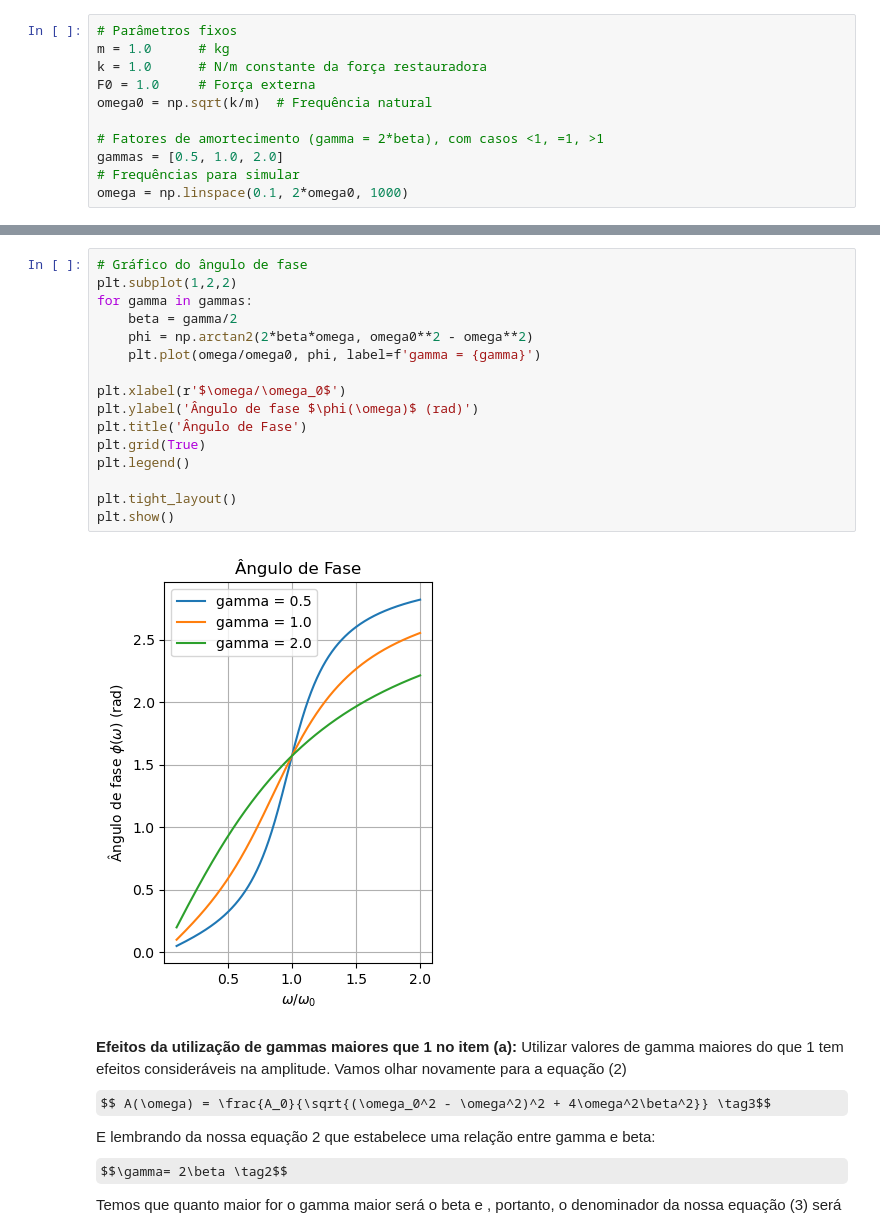
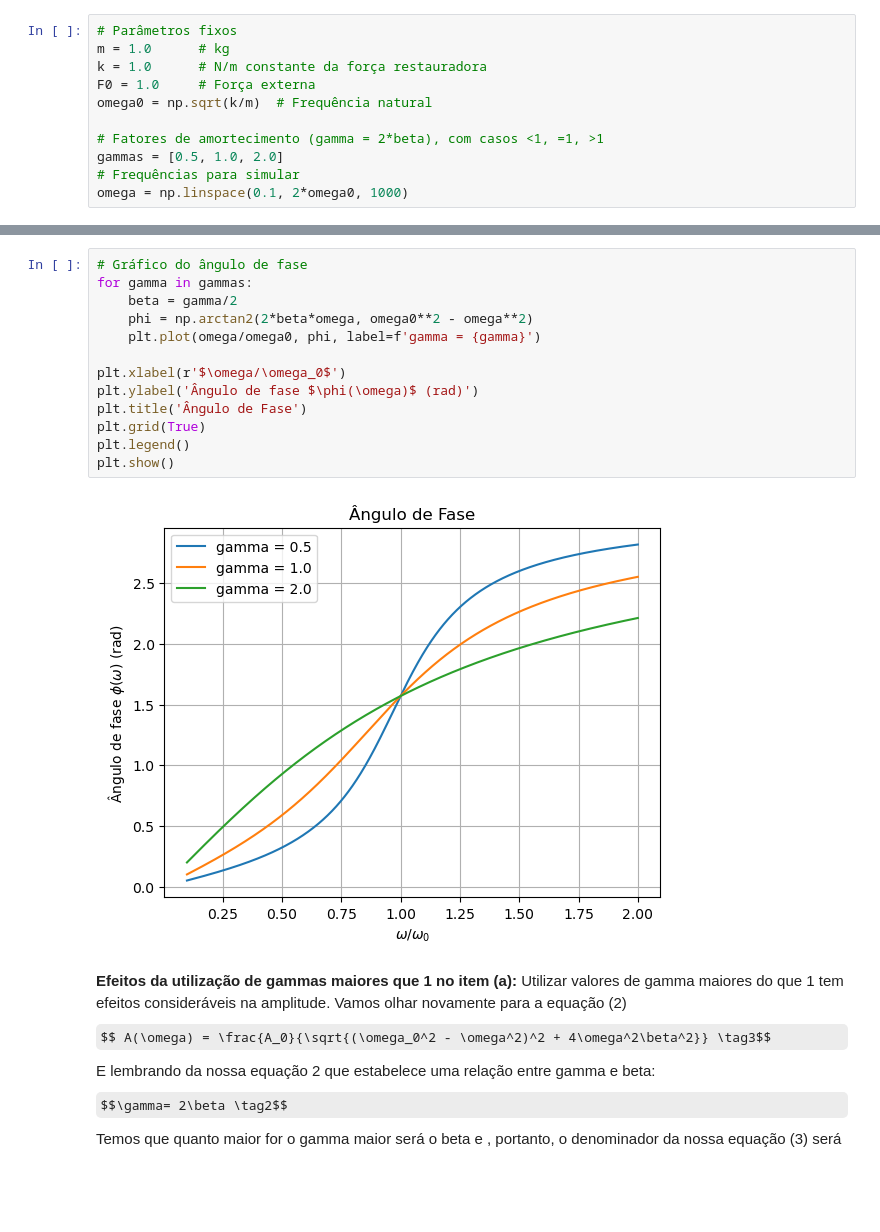
Before and after one commit to manels15/Mec_classica_1, a Jupyter notebook: Lista 1.ipynb, the cells around one changed output, grey strips where cells are left out. Cells and saved outputs as stored; diff of their text form; some formulas as TeX source; blank space fills up the shorter version.

```diff
--- a/Lista 1.ipynb
+++ b/Lista 1.ipynb
@@ -1285,21 +1299,18 @@ plt.legend()
 # %%
 # Gráfico do ângulo de fase
-plt.subplot(1,2,2)
 for gamma in gammas:
     beta = gamma/2
     phi = np.arctan2(2*beta*omega, omega0**2 - omega**2)
     plt.plot(omega/omega0, phi, label=f'gamma = {gamma}')
 
 plt.xlabel(r'$\omega/\omega_0$')
 plt.ylabel('Ângulo de fase $\phi(\omega)$ (rad)')
 plt.title('Ângulo de Fase')
 plt.grid(True)
 plt.legend()
-
-plt.tight_layout()
 plt.show()
 # %% [output]
-[figure, old version]
+[figure, new version]
 # %% [markdown]
 **Efeitos da utilização de gammas maiores que 1 no item (a):**
 Utilizar valores de gamma maiores do que 1 tem efeitos consideráveis na amplitude. Vamos olhar novamente para a equação (2)
```
Also changed, not shown: parts of 13 cells of this notebook.
